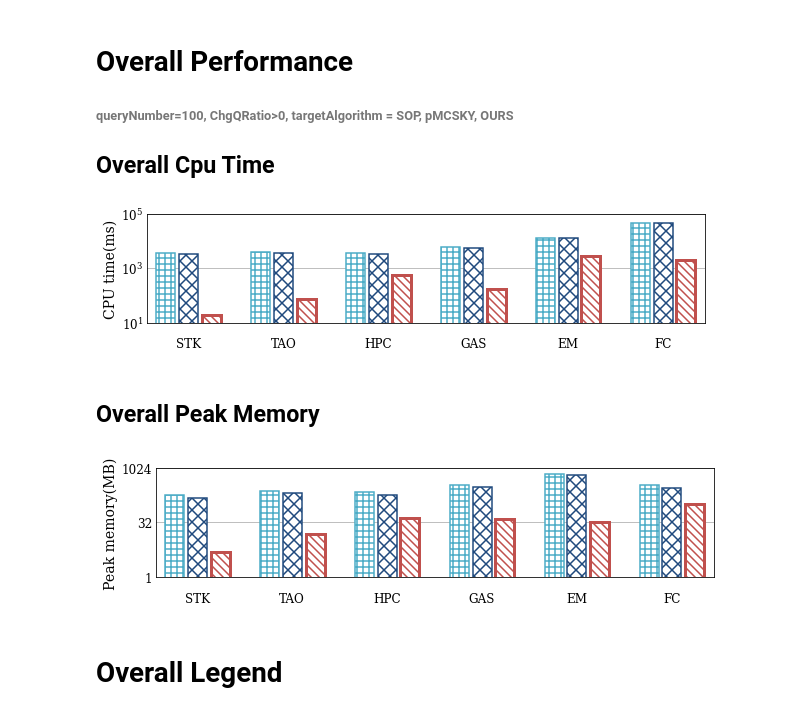
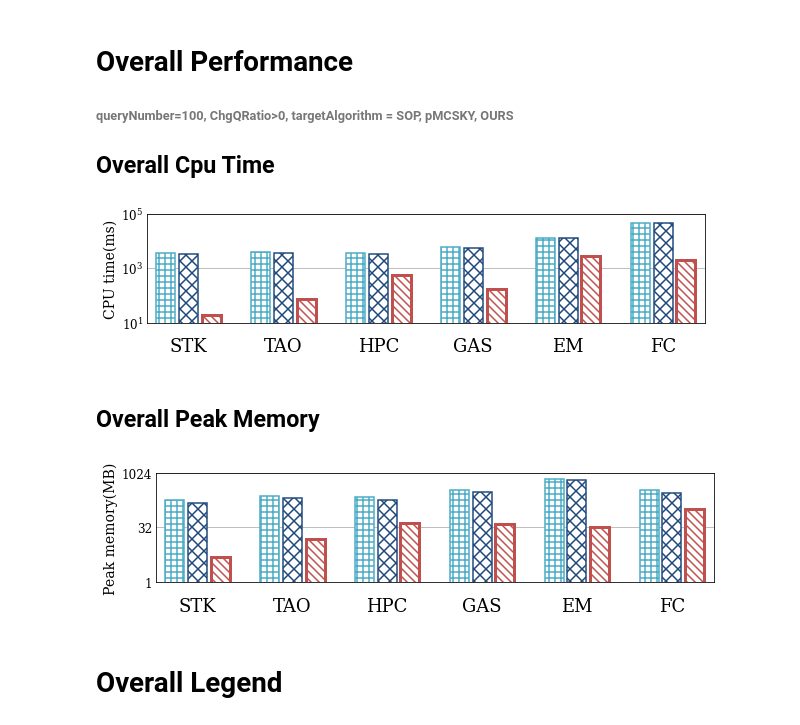
Before and after one commit to YoojuShin/SIGMOD2021LogScript, a Jupyter notebook: figure_script.ipynb, the cells around one changed output. Cells and saved outputs as stored; diff of their text form; code cells hidden in the pictures.

```diff
--- a/figure_script.ipynb
+++ b/figure_script.ipynb
@@ -57,11 +57,18 @@ figsize_overall=(10,2)
 target_alg_overall = ['SOP','pMCSKY','OURS']
 
 # Line Plot parameters
-figsize_varyingParameter = (5,2)
-target_alg_varyingParameter = ['NAIVE','SOP','pMCSKY','OURS-Q','OURS-D','OURS']
-FONTSIZE_TICK_=12
-FONTSIZE_XLABEL=12
-FONTSIZE_YLABEL=14
+figsize_vp = (5,2)
+target_alg_vp = ['NAIVE','SOP','pMCSKY','OURS-Q','OURS-D','OURS']
+FONTSIZE_TICK_vp=12
+FONTSIZE_XLABEL_vp=12
+FONTSIZE_YLABEL_vp=14
+
+# Bar Plot parameters
+figsize_minibar = (5,2)
+target_alg_minibar = ['NAIVE','SOP','pMCSKY','OURS-Q','OURS-D','OURS']
+FONTSIZE_TICK_minibar=12
+FONTSIZE_XLABEL_minibar=12
+FONTSIZE_YLABEL_minibar=14
 # %%
 def preprocessing(pathList):
     headerf = open(pathList[0]+".txt")
@@ -119,37 +126,36 @@ for dataname in dataset_:
 graphdf = graphdf[target_alg_overall]
 
 graphdf = graphdf.reindex(index=dataset)
-plt.rcParams["figure.figsize"] = figsize_overall
-fig = plt.figure()
+fig = plt.figure(figsize=figsize_overall)
 ax = fig.add_subplot(1,1,1)
 xpositions = []
 for i, algname in enumerate(target_alg_overall):
     xposition = np.arange(graphdf.shape[0])*barWidth*(len(target_alg_overall)+inter_bar_space) + barWidth*intra_bar_space*i
     center = (xposition[0]+xposition[-1])/2
     xpositions.append(xposition)
     ax.bar(xposition,graphdf.iloc[:,i].tolist(), color = "white", width=barWidth,\
            hatch=algo_hatch[algname], edgecolor=algo_color[algname],\
            linewidth=algo_linewidth[algname], zorder=2)
 ax.grid(b=True,which="major",axis='y',zorder=0)
 ax.set_yscale("log")
 ax.set_xlabel("")
 ax.set_ylabel('CPU time(ms)', fontsize=FONTSIZE_YLABEL)
 
 ax.set_xlim([-barWidth,xposition[-1]+barWidth])
 ax.set_ylim([10,100000])
 plt.yticks([10,1e3,1e5])
 xpositions=np.array(xpositions)
 plt.xticks(np.mean(xpositions,axis=0),dataset)
 
 # remove ticks
 ax.tick_params(axis ='both', which ='both', length = 0)
 ax.tick_params(axis ='x', labelsize=FONTSIZE_XLABEL, pad=15)
 ax.tick_params(axis ='y', labelsize=FONTSIZE_TICK)
 # rotate ticks
 ax.tick_params(axis ='x', rotation = 0)
 plt.savefig('Overall_CpuTime.pdf', bbox_inches='tight', format='pdf')
 # %% [output]
-[figure, old version]
+[figure, new version]
 # %% [markdown]
 ## Overall Peak Memory
 # %%
@@ -165,8 +171,7 @@ graphdf = graphdf[target_alg_overall]
 
 graphdf = graphdf.reindex(index=dataset)
 
-plt.rcParams["figure.figsize"] = figsize_overall
-fig = plt.figure()
+fig = plt.figure(figsize=figsize_overall)
 ax = fig.add_subplot(1,1,1)
 xpositions = []
 for i, algname in enumerate(target_alg_overall):
@@ -187,8 +192,6 @@ ax.set_yticklabels(['1','32','1024'])
 xpositions=np.array(xpositions)
 plt.xticks(np.mean(xpositions,axis=0),dataset)
 
-# TODO: Put pattern in the bar graph
-plt.rcParams["figure.figsize"] = figsize_overall
 # remove ticks
 ax.tick_params(axis='both', which ='both', length = 0)
 ax.tick_params(axis='x', labelsize=FONTSIZE_XLABEL, pad=15)
@@ -198,7 +201,7 @@ ax.tick_params(axis ='x', rotation = 0)
 
 plt.savefig('Overall_PeakMem.pdf', bbox_inches='tight', format='pdf')
 # %% [output]
-[figure, old version]
+[figure, new version]
 # %% [markdown]
 # Overall Legend
 # %%
```
Also changed, not shown: parts of 7 cells of this notebook, 1 other file.
